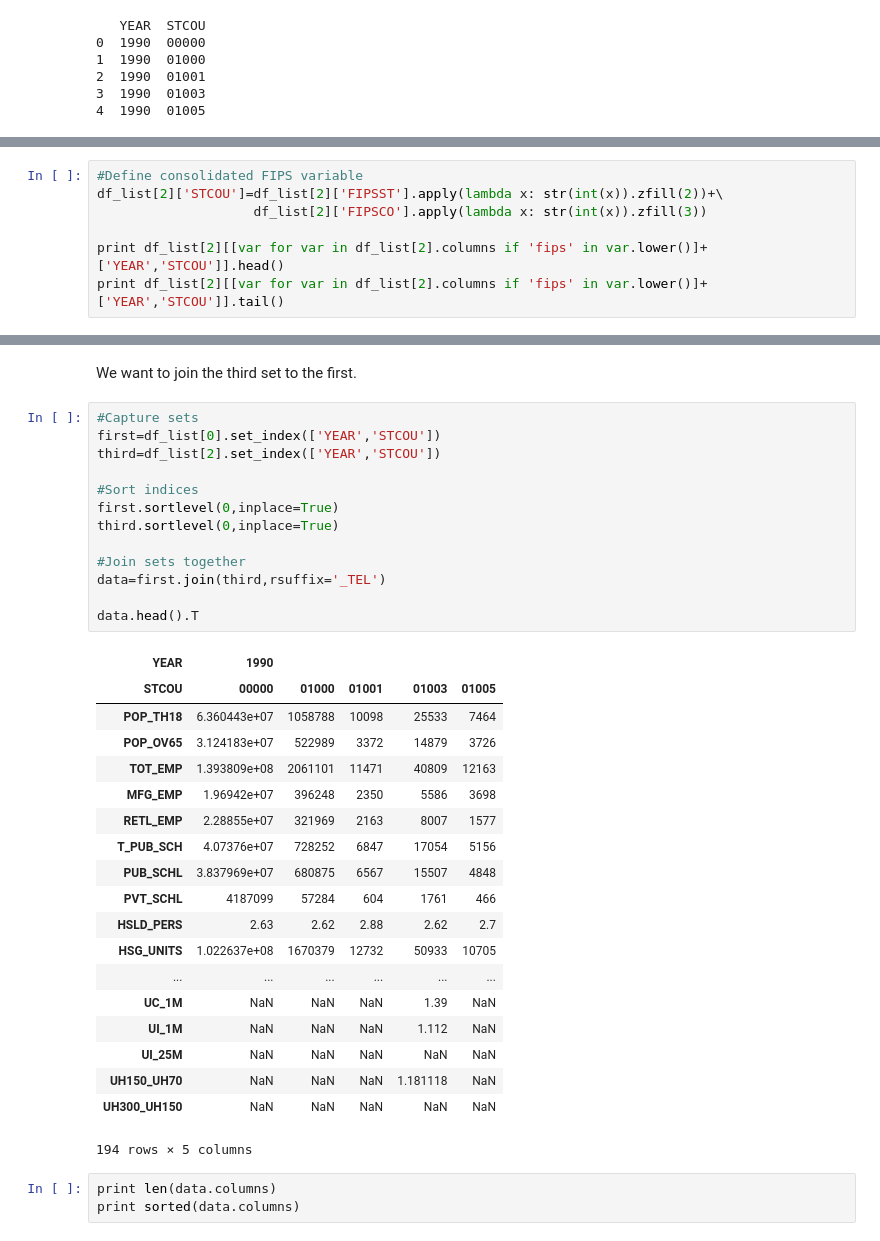
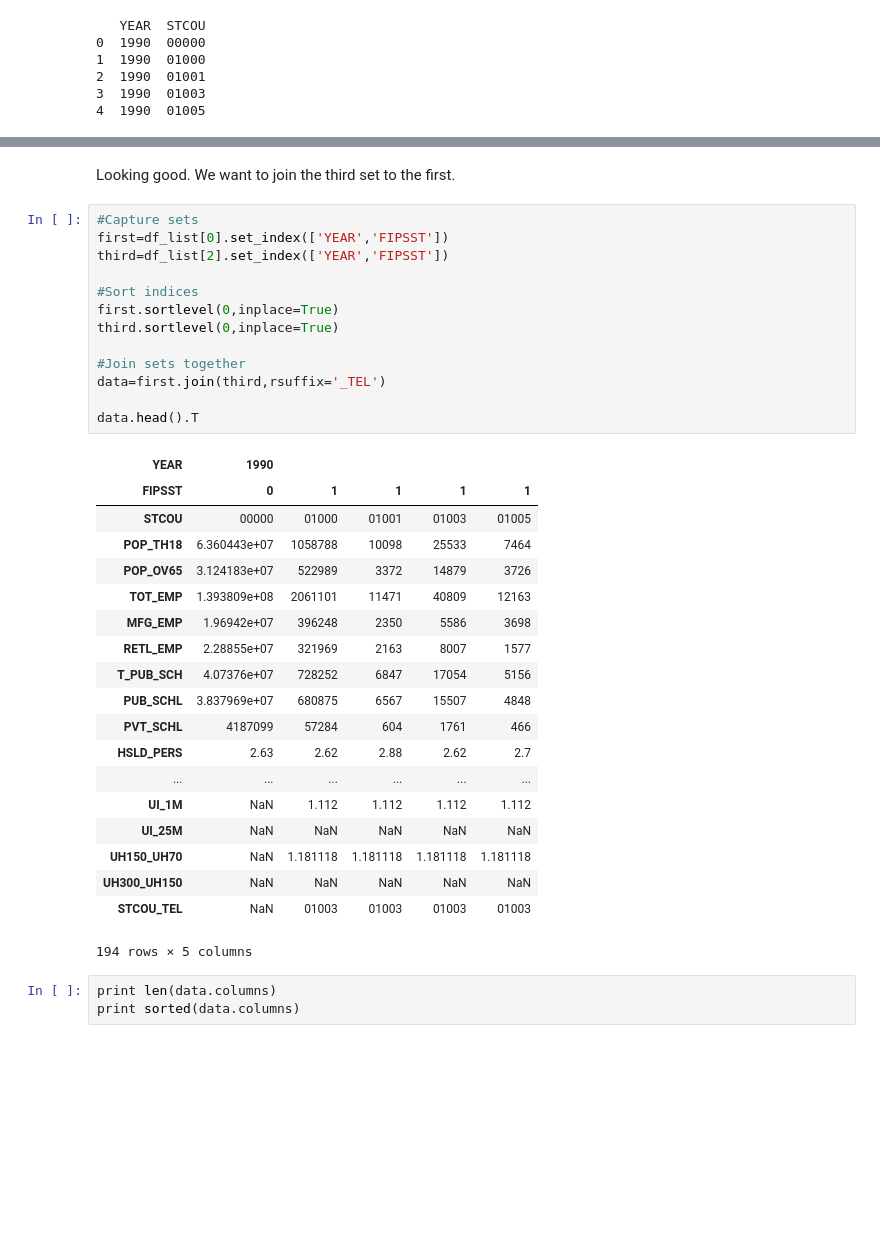
Before and after one commit to choct155/TELs_debt, a Jupyter notebook: code/sas2csv.ipynb, the cells around one changed output, grey strips where cells are left out. Saved outputs shown, nothing was run; the diff lists cells and outputs as text; blank space fills up the shorter version.

Commit message:
Adjusted TEL data join to reflect one observation per state-year (looks much better)

```diff
--- a/code/sas2csv.ipynb
+++ b/code/sas2csv.ipynb
@@ -101,7 +111,0 @@ We can define a new variable in the third set that captures the zero padded vers
-# %%
-#Define consolidated FIPS variable
-df_list[2]['STCOU']=df_list[2]['FIPSST'].apply(lambda x: str(int(x)).zfill(2))+\
-                    df_list[2]['FIPSCO'].apply(lambda x: str(int(x)).zfill(3))
-
-print df_list[2][[var for var in df_list[2].columns if 'fips' in var.lower()]+['YEAR','STCOU']].head()
-print df_list[2][[var for var in df_list[2].columns if 'fips' in var.lower()]+['YEAR','STCOU']].tail()
@@ -121,20 +112,21 @@ print df_list[2][[var for var in df_list[2].columns if 'fips' in var.lower()]+['
 # %% [markdown]
-We want to join the third set to the first.
+Looking good.  We want to join the third set to the first.
 # %%
 #Capture sets
-first=df_list[0].set_index(['YEAR','STCOU'])
-third=df_list[2].set_index(['YEAR','STCOU'])
+first=df_list[0].set_index(['YEAR','FIPSST'])
+third=df_list[2].set_index(['YEAR','FIPSST'])
 
 #Sort indices
 first.sortlevel(0,inplace=True)
 third.sortlevel(0,inplace=True)
 
 #Join sets together
 data=first.join(third,rsuffix='_TEL')
 
 data.head().T
 # %% [output]
 | YEAR | 1990 |  |  |  |  |
+| FIPSST | 0 | 1 | 1 | 1 | 1 |
 | STCOU | 00000 | 01000 | 01001 | 01003 | 01005 |
 | POP_TH18 | 6.360443e+07 | 1058788 | 10098 | 25533 | 7464 |
 | POP_OV65 | 3.124183e+07 | 522989 | 3372 | 14879 | 3726 |
@@ -145,13 +137,12 @@ data.head().T
 | PUB_SCHL | 3.837969e+07 | 680875 | 6567 | 15507 | 4848 |
 | PVT_SCHL | 4187099 | 57284 | 604 | 1761 | 466 |
 | HSLD_PERS | 2.63 | 2.62 | 2.88 | 2.62 | 2.7 |
-| HSG_UNITS | 1.022637e+08 | 1670379 | 12732 | 50933 | 10705 |
 | ... | ... | ... | ... | ... | ... |
-| UC_1M | NaN | NaN | NaN | 1.39 | NaN |
-| UI_1M | NaN | NaN | NaN | 1.112 | NaN |
+| UI_1M | NaN | 1.112 | 1.112 | 1.112 | 1.112 |
 | UI_25M | NaN | NaN | NaN | NaN | NaN |
-| UH150_UH70 | NaN | NaN | NaN | 1.181118 | NaN |
+| UH150_UH70 | NaN | 1.181118 | 1.181118 | 1.181118 | 1.181118 |
 | UH300_UH150 | NaN | NaN | NaN | NaN | NaN |
+| STCOU_TEL | NaN | 01003 | 01003 | 01003 | 01003 |
 194 rows × 5 columns
 # %%
 print len(data.columns)
```
Also changed, not shown: parts of 17 cells of this notebook, 6 other files.
